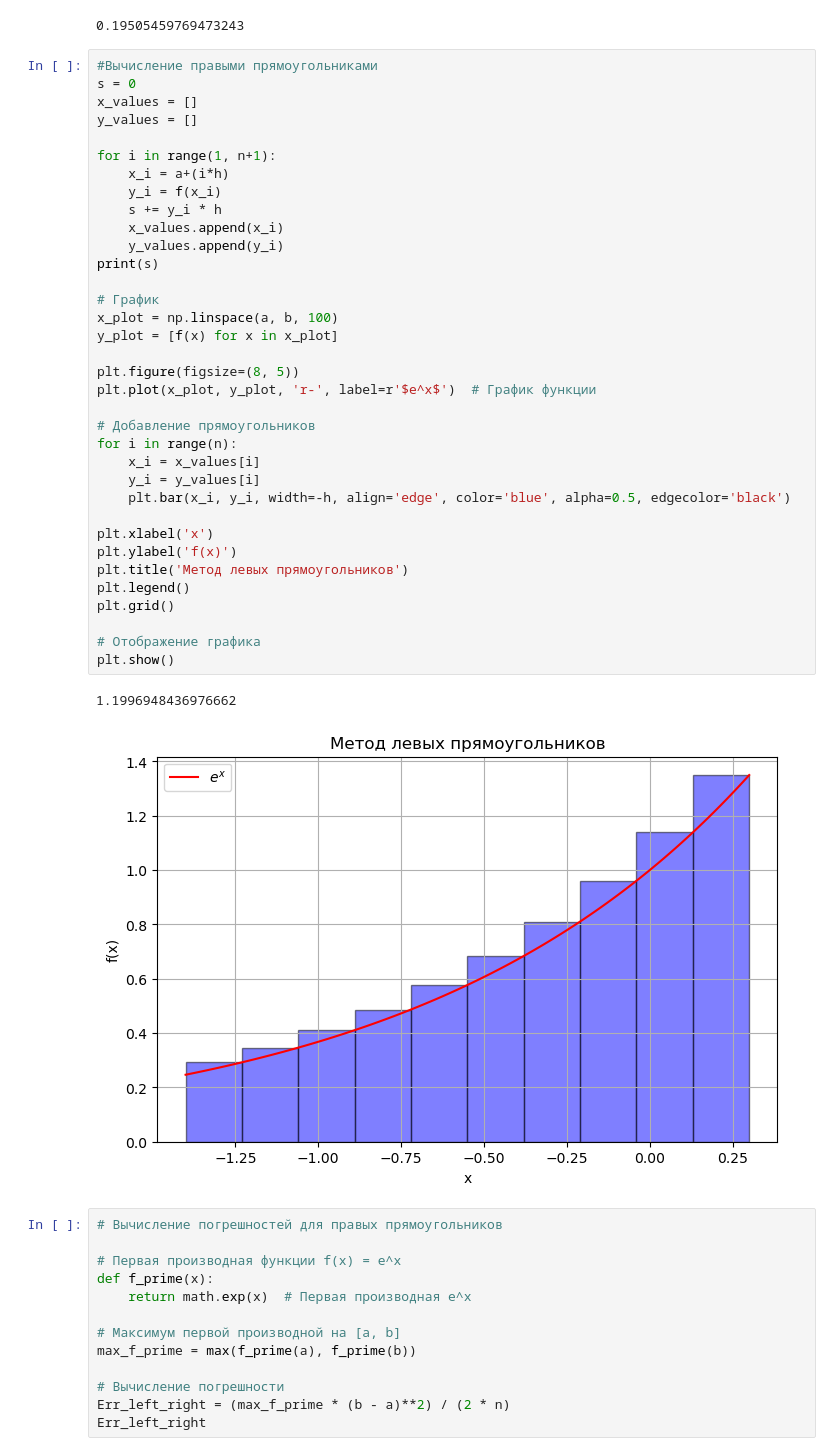
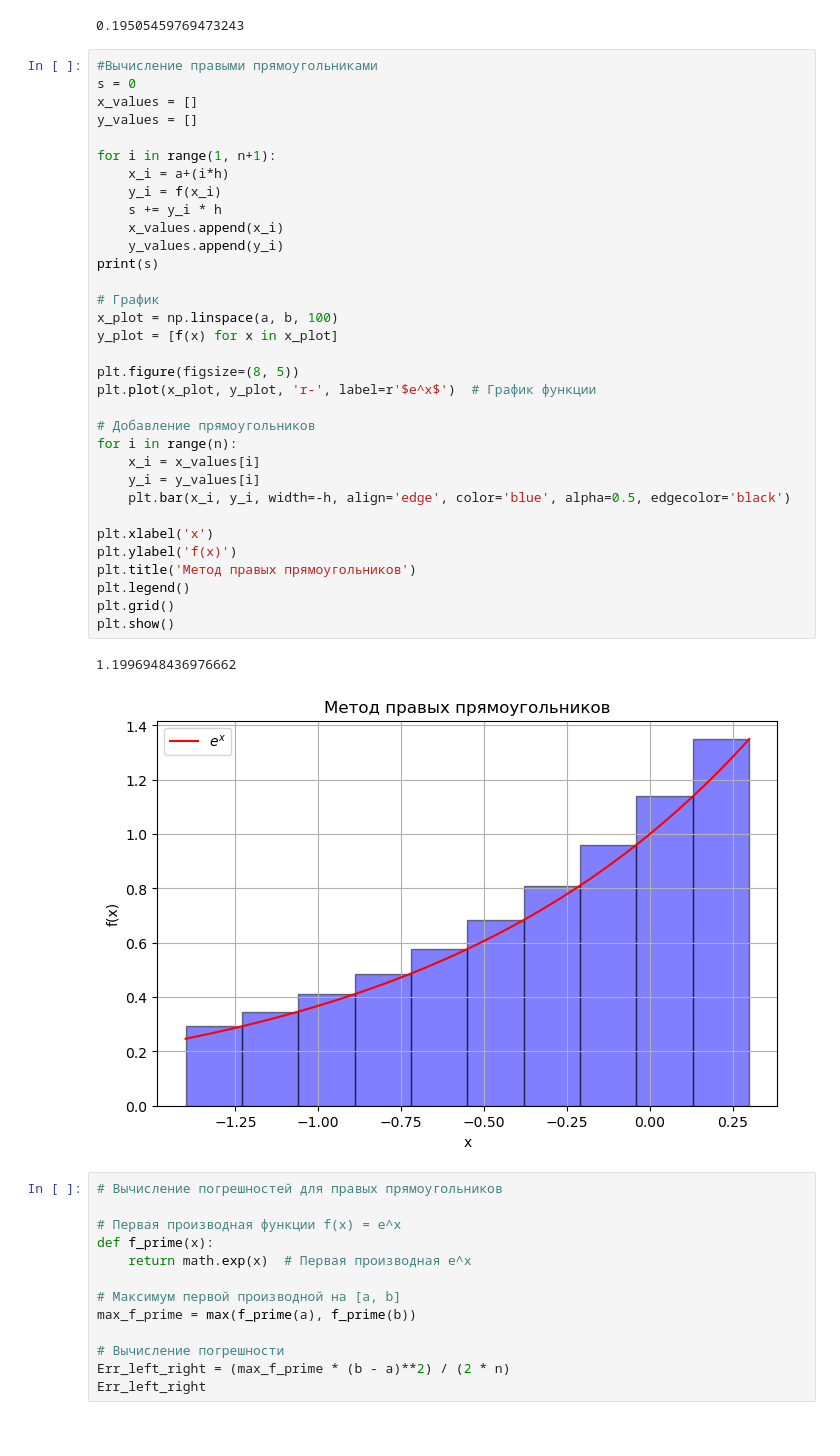
Before and after one commit to AlexAredov/TOK, a Jupyter notebook: TOK3.ipynb, the cells around one changed output. Drawn from its saved outputs; the diff is of its cells as text.

```diff
--- a/TOK3.ipynb
+++ b/TOK3.ipynb
@@ -101,37 +101,35 @@ x_values = []
 y_values = []
 
 for i in range(1, n+1):
     x_i = a+(i*h)
     y_i = f(x_i)
     s += y_i * h
     x_values.append(x_i)
     y_values.append(y_i)
 print(s)
 
 # График
 x_plot = np.linspace(a, b, 100)
 y_plot = [f(x) for x in x_plot]
 
 plt.figure(figsize=(8, 5))
 plt.plot(x_plot, y_plot, 'r-', label=r'$e^x$')  # График функции
 
 # Добавление прямоугольников
 for i in range(n):
     x_i = x_values[i]
     y_i = y_values[i]
     plt.bar(x_i, y_i, width=-h, align='edge', color='blue', alpha=0.5, edgecolor='black')
 
 plt.xlabel('x')
 plt.ylabel('f(x)')
-plt.title('Метод левых прямоугольников')
+plt.title('Метод правых прямоугольников')
 plt.legend()
 plt.grid()
-
-# Отображение графика
 plt.show()
 # %% [output]
 1.1996948436976662
-[figure, old version]
+[figure, new version]
 # %%
 # Вычисление погрешностей для правых прямоугольников
 
```
Also changed, not shown: parts of 5 cells of this notebook.
